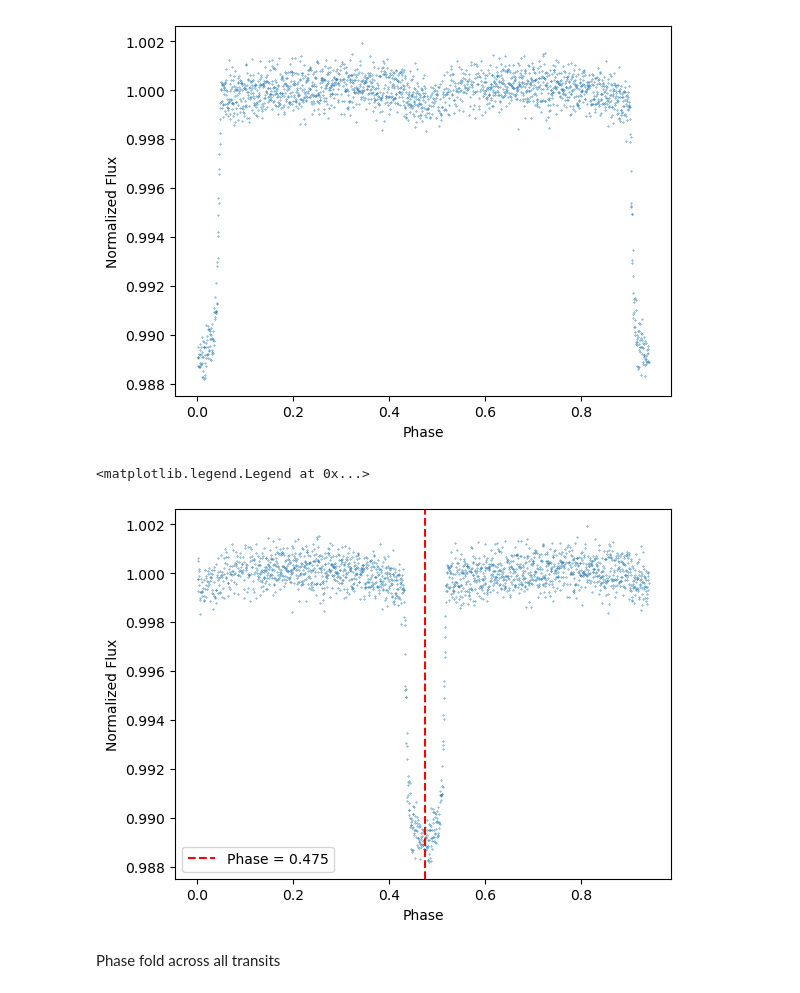
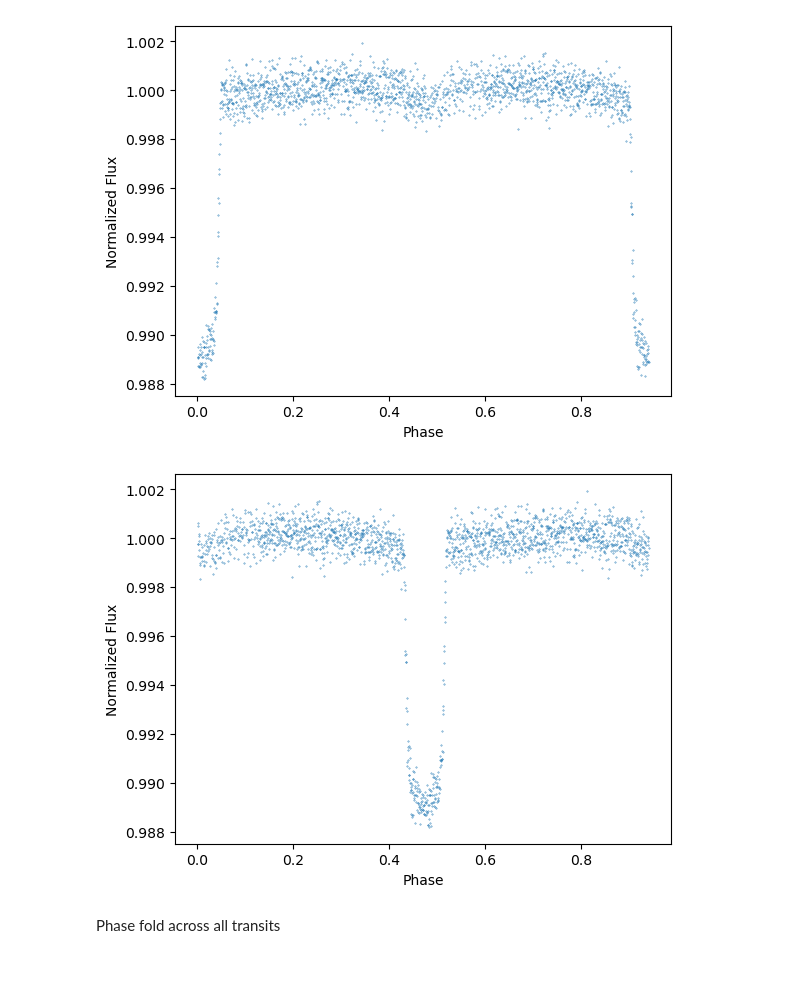
Before and after one commit to cassiemetzger/wasp_18b, a Jupyter notebook: project.ipynb, the cells around one changed output. Drawn from its saved outputs; the diff is of its cells as text; code cells hidden in the pictures.

```diff
--- a/project.ipynb
+++ b/project.ipynb
@@ -20,31 +21,29 @@ fits_files = [
 # Lists to store flux and time data
 all_flux = []
 all_time = []
+#lists to store depth, duration, period, epoch and depth error for each sector
 transit_depth_ls = []
 transit_duration_ls = []
 transit_period_ls = []
 transit_depth_err_ls = []
 epoch = []
-phase_ls = []
-time_shifted = []
-flux_err = []
+
 for i, fits_file in enumerate(fits_files):
     hdu_list = fits.open(fits_file, memmap=True)
     data = Table(hdu_list[1].data)
 
-    # Clean data
+    #cleaning the data
     mask = (data['QUALITY'] == 0) & (~np.isnan(data['PDCSAP_FLUX']))
     data_filtered = data[mask]
 
-    # Append time and flux to the respective lists
+    #append time and flux to the respective lists
     current_time = data_filtered['TIME'].tolist()
     current_flux = data_filtered['PDCSAP_FLUX']/(np.median(data_filtered['PDCSAP_FLUX'])).tolist()
     current_flux_error = data_filtered['PDCSAP_FLUX_ERR']/(np.median(data_filtered['PDCSAP_FLUX_ERR'])).tolist()
-    flux_err.extend(current_flux_error)
     all_time.extend(current_time)
     all_flux.extend(current_flux)
 
-    # Plotting code
+    #plot
     figure, ax = plt.subplots(1, 2)
     figure.set_figwidth(11)
     figure.set_figheight(5)
@@ -70,16 +69,13 @@ for i, fits_file in enumerate(fits_files):
 
     plt.xlabel('Period (day)')
     plt.ylabel('Power')
-   # plt.title(f'{fits_file}')
     plt.subplot(1, 2, 1)
     plt.scatter(current_time, current_flux, s = 0.1)
     plt.xlabel('Julian Date')
     plt.ylabel('Normalized Flux')
     plt.savefig('./images/lc_' + str(i)+ '.png')
     plt.show()
-flux_err_avg = np.median(flux_err)
-print('Average flux error: ' , flux_err_avg)
-# Create a table from the concatenated data
+#table containing concatenated data
 result_table = Table({'TIME': all_time, 'FLUX': all_flux})
 # %% [output]
 [figure]
@@ -121,10 +118,13 @@ Concatinate lightcurve and produce concatinated periodogram
 concate_time = np.array([])
 concate_flux = np.array([])
 for i in range(5):
+    #reopening fits files
     data_file = fits.open(fits_files[i], memmap=True)
+    #assigning values for ease of manipulation
     time = data_file[1].data['TIME']
     flux = data_file[1].data['PDCSAP_FLUX']
     quality = data_file[1].data['QUALITY']
+    #checking for quality
     new_flux = np.array([])
     new_time = np.array([])
     for j in range(len(time)):
@@ -132,11 +132,12 @@ for i in range(5):
             new_flux = np.append(new_flux, flux[j])
             new_time = np.append(new_time, time[j])
     flux_med = np.median(new_flux)
-    if(flux_med == 0 or np.isnan(flux_med) == True):
-        print(flux_med)
+    #normalize flux
     new_flux = new_flux/flux_med
+    #append to concatenated lists
     concate_time = np.append(concate_time, new_time)
     concate_flux = np.append(concate_flux, new_flux)
+#apply BLS
 model = BoxLeastSquares(concate_time * u.day, concate_flux, dy=0.01)
 period = np.linspace(0.1, 10, 10000) *u.day
 periodogram = model.power(period, 0.08)
@@ -152,11 +153,6 @@ plt.subplot(1, 2, 1)
 plt.scatter(concate_time, concate_flux, s=0.1)
 plt.xlabel('Julian Date')
 plt.ylabel('Normalized Flux')
-max_power = np.argmax(periodogram.power)
-transitperiod = periodogram.period[max_power].value
-transitdepth = periodogram.depth[max_power]
-transittime = periodogram.transit_time[max_power].value
-transitduration = periodogram.duration[max_power].value
 plt.savefig('./images/concate_lc.png')
 # %% [output]
 [figure]
@@ -310,12 +298,12 @@ for i in range(len(trimmed_time)):
 # %%
 plt.scatter(phase_LS, trimmed_flux, s=0.1)
 plt.xlabel('Phase')
 plt.ylabel('Normalized Flux')
 plt.savefig('Phase_fold_LC_3_centered')
-plt.axvline(x=0.475, color='red', linestyle='--', label='Phase = 0.475')
-plt.legend()
+#plt.axvline(x=0.47, color='red', linestyle='--', label='Phase = 0.470')
+#plt.legend()
+plt.savefig('./images/phase_fold_centered_3.png')
 # %% [output]
-<matplotlib.legend.Legend at 0x...>
-[figure, old version]
+[figure, new version]
 # %% [markdown]
 Phase fold across all transits
```
Also changed, not shown: parts of 94 cells of this notebook.
